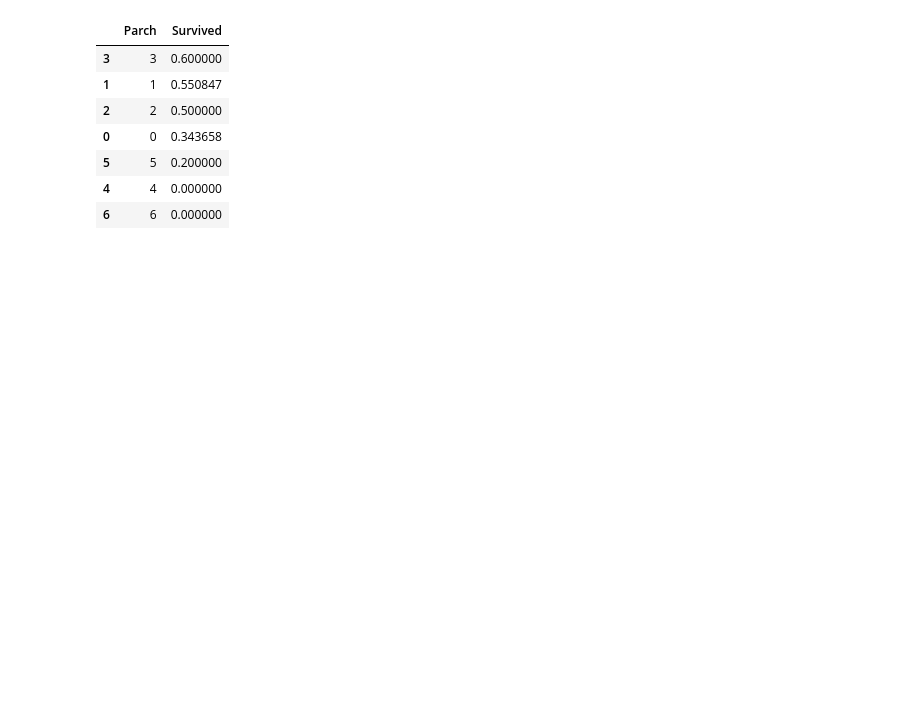
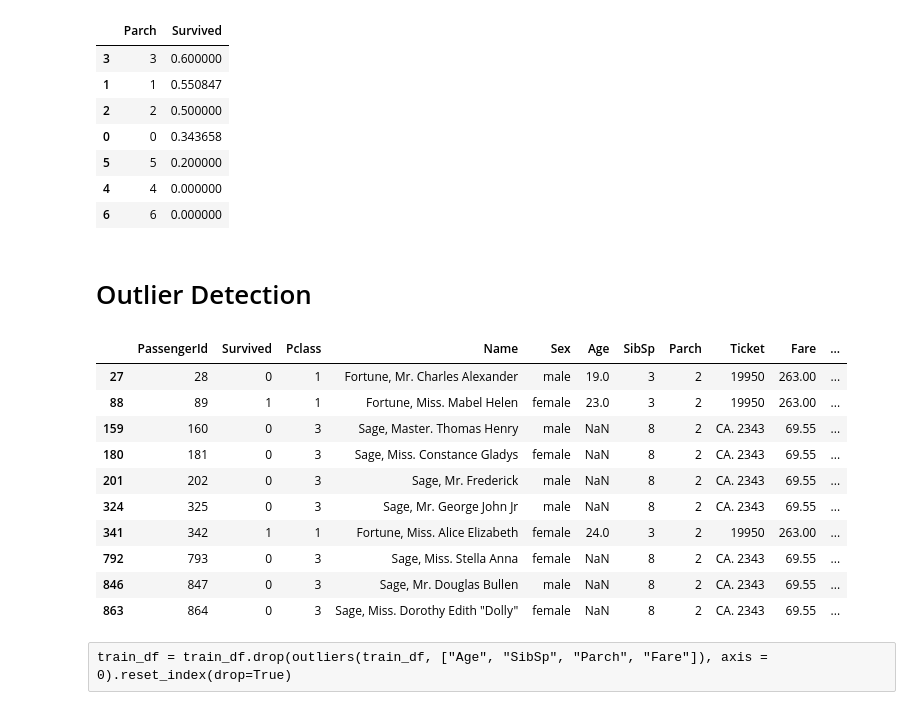
Before and after one commit to ozlem-dilek/titanic-EDA, a Jupyter notebook: titanic-eda.ipynb, the cells around one changed output. Saved outputs shown, nothing was run; the diff lists cells and outputs as text; code cells hidden in the pictures; blank space fills up the shorter version.

Commit message:
Kaggle Notebook | titanic-EDA | outliers

```diff
--- a/titanic-eda.ipynb
+++ b/titanic-eda.ipynb
@@ -239,3 +229,47 @@ train_df[["Parch","Survived"]].groupby(["Parch"], as_index = False).mean().sort_
 | 5 | 5 | 0.200000 |
 | 4 | 4 | 0.000000 |
 | 6 | 6 | 0.000000 |
+# %% [markdown]
+# Outlier Detection
+# %%
+def outliers(df, features):
+    outlier_indices = []
+
+    for c in features:
+        #first quartile
+        Q1 = np.percentile(df[c], 25)
+
+        #third quartile
+        Q3 = np.percentile(df[c], 75)
+
+        #IQR
+        IQR = Q3 - Q1
+
+        #outlier step
+        step = IQR*1.5
+
+        # detect
+
+        outlier_list_col = df[(df[c] < Q1 - step) | (df[c]> Q3 + step)].index
+
+        outlier_indices.extend(outlier_list_col)
+
+    outlier_indices = Counter(outlier_indices)
+    multiple_outliers = list(i for i, v in outlier_indices.items() if v>2)
+    return multiple_outliers
+# %%
+train_df.loc[outliers(train_df, ["Age", "SibSp", "Parch", "Fare"])]
+# %% [output]
+|  | PassengerId | Survived | Pclass | Name | Sex | Age | SibSp | Parch | Ticket | Fare | ... |
+| 27 | 28 | 0 | 1 | Fortune, Mr. Charles Alexander | male | 19.0 | 3 | 2 | 19950 | 263.00 | ... |
+| 88 | 89 | 1 | 1 | Fortune, Miss. Mabel Helen | female | 23.0 | 3 | 2 | 19950 | 263.00 | ... |
+| 159 | 160 | 0 | 3 | Sage, Master. Thomas Henry | male | NaN | 8 | 2 | CA. 2343 | 69.55 | ... |
+| 180 | 181 | 0 | 3 | Sage, Miss. Constance Gladys | female | NaN | 8 | 2 | CA. 2343 | 69.55 | ... |
+| 201 | 202 | 0 | 3 | Sage, Mr. Frederick | male | NaN | 8 | 2 | CA. 2343 | 69.55 | ... |
+| 324 | 325 | 0 | 3 | Sage, Mr. George John Jr | male | NaN | 8 | 2 | CA. 2343 | 69.55 | ... |
+| 341 | 342 | 1 | 1 | Fortune, Miss. Alice Elizabeth | female | 24.0 | 3 | 2 | 19950 | 263.00 | ... |
+| 792 | 793 | 0 | 3 | Sage, Miss. Stella Anna | female | NaN | 8 | 2 | CA. 2343 | 69.55 | ... |
+| 846 | 847 | 0 | 3 | Sage, Mr. Douglas Bullen | male | NaN | 8 | 2 | CA. 2343 | 69.55 | ... |
+| 863 | 864 | 0 | 3 | Sage, Miss. Dorothy Edith "Dolly" | female | NaN | 8 | 2 | CA. 2343 | 69.55 | ... |
+# %% [raw]
+train_df = train_df.drop(outliers(train_df, ["Age", "SibSp", "Parch", "Fare"]), axis = 0).reset_index(drop=True)
```
Also changed, not shown: parts of 4 cells of this notebook.
